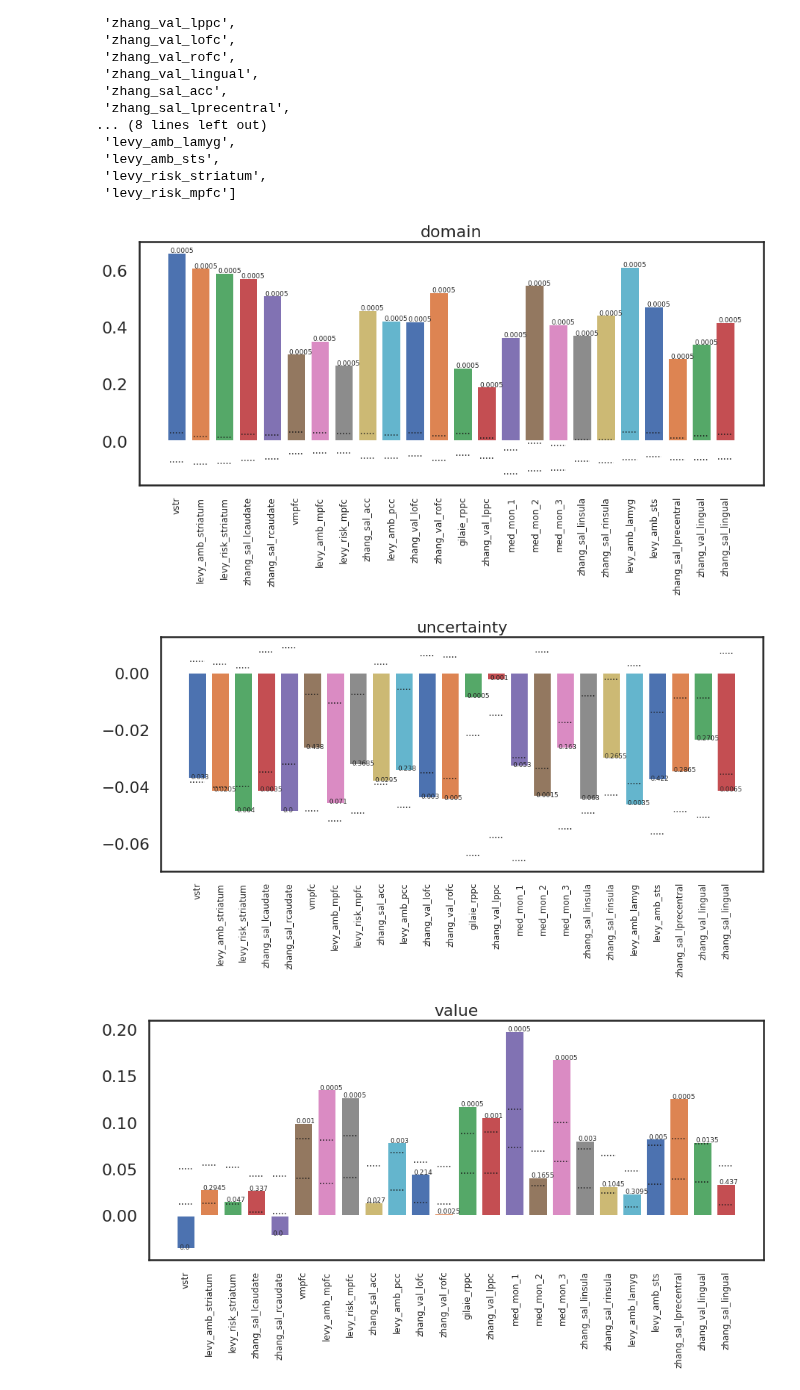
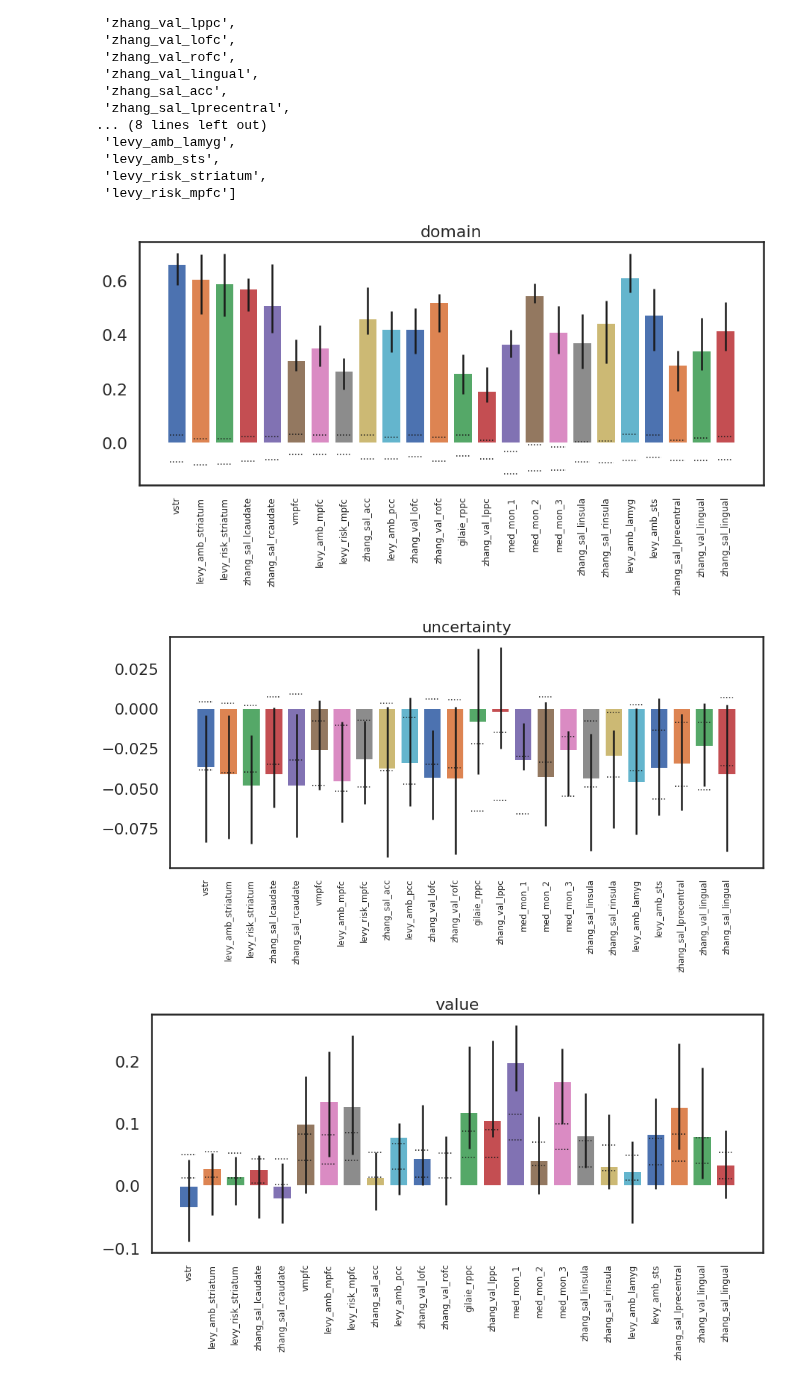
Before and after one commit to ruonanjia/mdm_imaging_analysis, a Jupyter notebook: mdm_rsa_stats.ipynb, the cells around one changed output. Saved outputs shown, nothing was run; the diff lists cells and outputs as text; code cells hidden in the pictures.

Commit message:
plot quantile

```diff
--- a/mdm_rsa_stats.ipynb
+++ b/mdm_rsa_stats.ipynb
@@ -118,6 +118,10 @@ for roi_name in roi_names:
 
         r_median = np.median(r)
 
+        # 25th-75th quantile of data
+        q_25 = np.quantile(r, .25)
+        q_75 = np.quantile(r, .75)
+
         # p value for this model (for the right tail, 1-p)
         p_mod = min(range(len(r_null)), key=lambda i: abs(r_null[i]-r_median))/len(r_null)
 
@@ -125,16 +129,22 @@ for roi_name in roi_names:
         if p_mod > 0.5:
             p_mod = 1-p_mod
 
+
+
+        # 95 interval of null distribution
         critical_95_up = r_null[int(len(r_null) * (1-0.05/2))]
         critical_95_low = r_null[int(len(r_null) * (0.05/2))]
 
-        stats_perm_roi[mod_name] = [r_median, p_mod, critical_95_low, critical_95_up]
+        stats_perm_roi[mod_name] = [r_median, q_25, q_75, p_mod, critical_95_low, critical_95_up]
 
     stats_perm[roi_name] = stats_perm_roi
 
 # np.save(os.path.join(data_root, 'roi_compare_with_model/perm_stats.npy'), stats_perm)
 # %%
 np.save(os.path.join(data_root, 'roi_compare_with_model/perm_stats.npy'), stats_perm)
+# %%
+stats_perm = np.load(os.path.join(data_root, 'roi_compare_with_model/perm_stats.npy'),
+                     allow_pickle = True).item()
 # %%
 # Print all rois
 for roi_name in stats_perm.keys():
@@ -239,39 +253,41 @@ roi_names_sort_leg = ['vstr',
 # %%
 # stats_perm = np.load(os.path.join(data_root, 'roi_compare_with_model/perm_stats.npy'),
 #                      allow_pickle = True).item()
 
 # plot each model
 for mod_name in mod_names:
     fig, ax = plt.subplots(1,1, figsize = (15, 6))
 
     # length will be the number of ROIs
-    r_plot = []
-    eb_low = []
-    eb_up = []
-    p = []
+#     r_plot = []
+#     eb_low = []
+#     eb_up = []
+#     p = []
 
     for roi_idx, roi_name in enumerate(roi_names_sort):
 #         r_plot.append(stats_perm[roi_name][mod_name][0])
 #         eb_low.append(stats_perm[roi_name][mod_name][2])
 #         eb_up.append(stats_perm[roi_name][mod_name][3])
 #         p.append(stats_perm[roi_name][mod_name][1])
 
-        r_plot = (stats_perm[roi_name][mod_name][0])
-        eb_low = (stats_perm[roi_name][mod_name][2])
-        eb_up = (stats_perm[roi_name][mod_name][3])
-        p = (stats_perm[roi_name][mod_name][1])
+        r_plot = stats_perm[roi_name][mod_name][0]
+        q_low = stats_perm[roi_name][mod_name][1]
+        q_up = stats_perm[roi_name][mod_name][2]
+        eb_low = stats_perm[roi_name][mod_name][4]
+        eb_up = stats_perm[roi_name][mod_name][5]
+        p = stats_perm[roi_name][mod_name][3]
 
-        ax.bar(roi_idx, r_plot) # for different color
+        ax.bar(roi_idx, r_plot, yerr = np.array([r_plot-q_low, q_up-r_plot]).reshape(2,1)) # for different color
         ax.hlines(eb_up, xmin = roi_idx-0.3, xmax = roi_idx+0.3, linestyle = 'dotted', linewidth = 1.5)
         ax.hlines(eb_low, xmin = roi_idx-0.3, xmax = roi_idx+0.3, linestyle = 'dotted', linewidth = 1.5)
-        ax.annotate(round(p, 4), (roi_idx-0.3, r_plot), fontsize = 9)
+#         ax.annotate(round(p, 4), (roi_idx-0.3, r_plot), fontsize = 9)
 
     ax.set_xticks(list(range(len(roi_names_sort))))
     ax.set_xticklabels(roi_names_sort_leg, fontsize = 12, rotation = 90)
 
 #     ax.legend(roi_names_sort_leg, fontsize = 9, loc = 'right', bbox_to_anchor=(1.2, .5))
     ax.set_title(mod_name, fontsize = 22)
 # %% [output]
-[figure, old version]
+[figure, new version]
-[figure, old version]
+[figure, new version]
-[figure, old version]
+[figure, new version]
```
Also changed, not shown: parts of 4 cells of this notebook.
